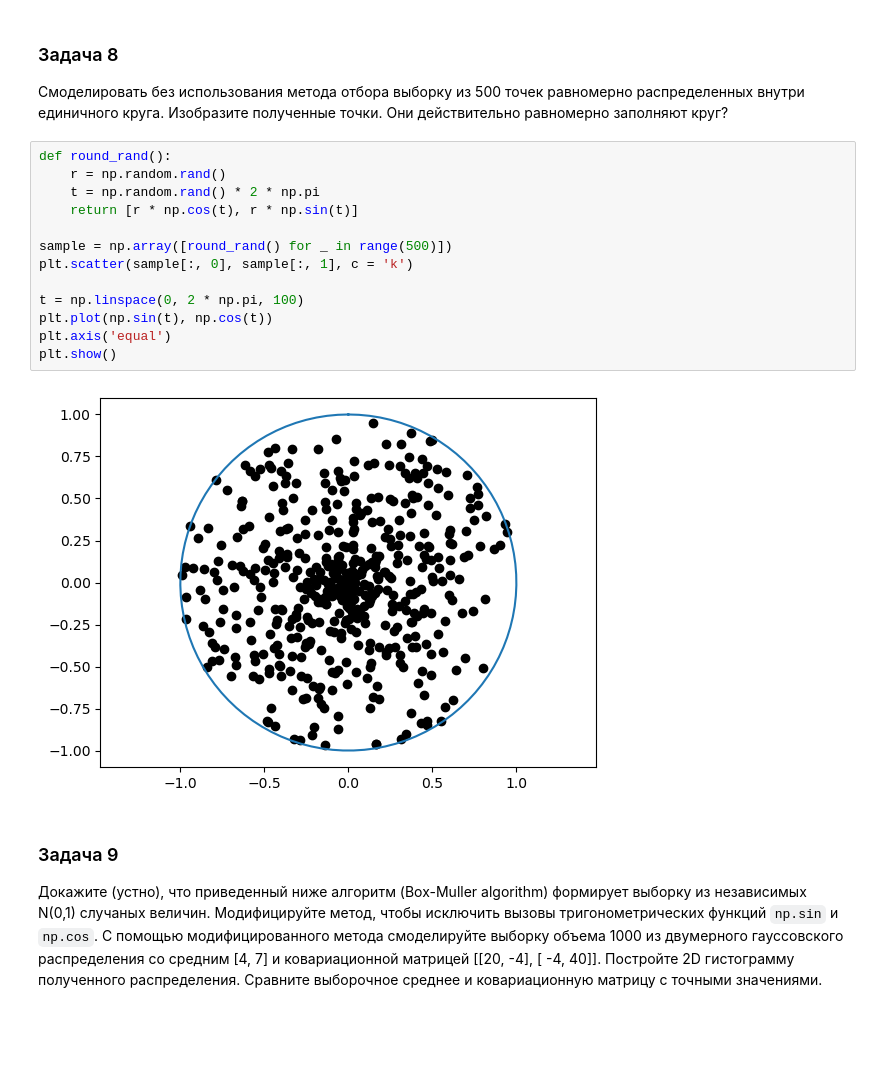
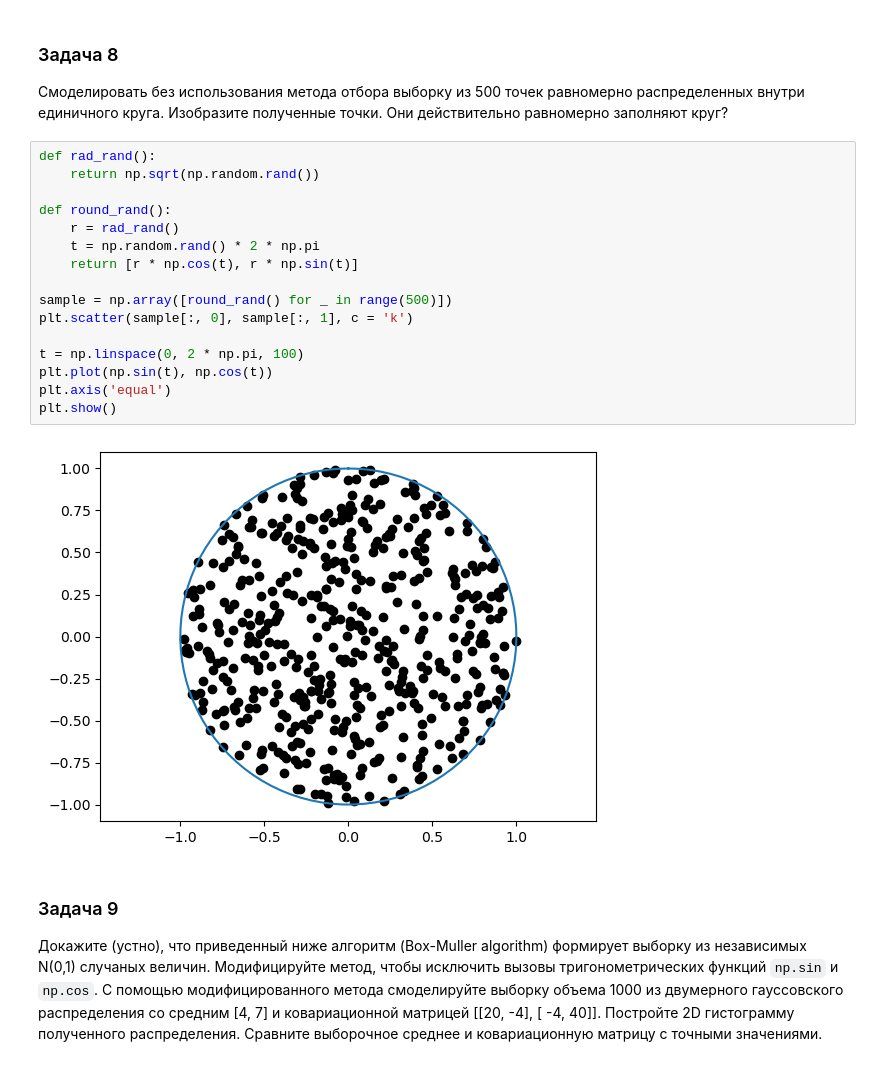
Before and after one commit to PedkoSP/matprac_25, a Jupyter notebook: hometask_5.ipynb, the cells around one changed output. Cells and saved outputs as stored; diff of their text form; blank space fills up the shorter version.

````diff
--- a/hometask_5.ipynb
+++ b/hometask_5.ipynb
@@ -112,20 +112,23 @@ plt.show()
 ### Задача 8
 Смоделировать без использования метода отбора выборку из 500 точек равномерно распределенных внутри единичного круга. Изобразите полученные точки. Они действительно равномерно заполняют круг?
 # %%
+def rad_rand():
+    return np.sqrt(np.random.rand())
+
 def round_rand():
-    r = np.random.rand()
+    r = rad_rand()
     t = np.random.rand() * 2 * np.pi
     return [r * np.cos(t), r * np.sin(t)]
 
 sample = np.array([round_rand() for _ in range(500)])
 plt.scatter(sample[:, 0], sample[:, 1], c = 'k')
 
 t = np.linspace(0, 2 * np.pi, 100)
 plt.plot(np.sin(t), np.cos(t))
 plt.axis('equal')
 plt.show()
 # %% [output]
-[figure, old version]
+[figure, new version]
 # %% [markdown]
 ### Задача 9
 Докажите (устно), что приведенный ниже алгоритм (Box-Muller algorithm) формирует выборку из независимых N(0,1) случаных величин. Модифицируйте метод, чтобы исключить вызовы тригонометрических функций ```np.sin``` и ```np.cos```. С помощью модифицированного метода смоделируйте выборку объема 1000 из двумерного гауссовского распределения со средним [4, 7] и ковариационной матрицей [[20,  -4],
````
